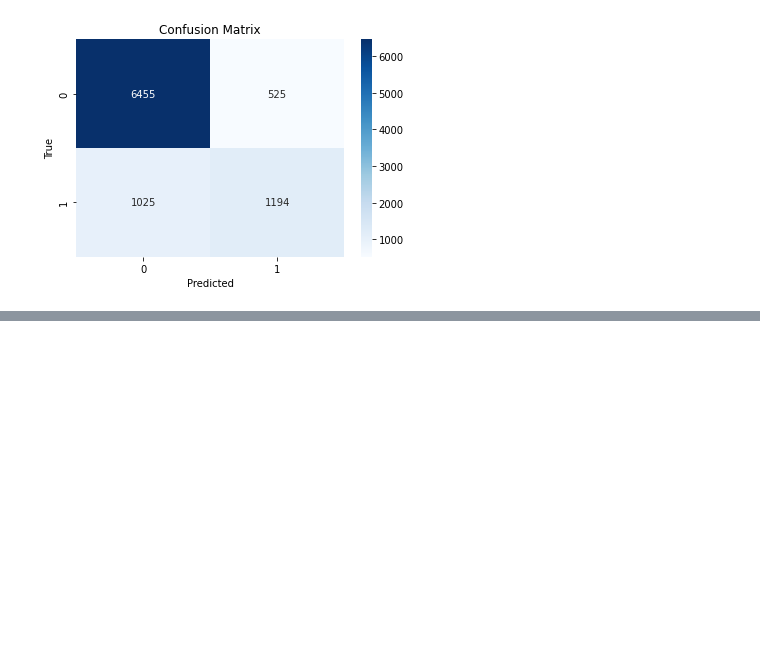
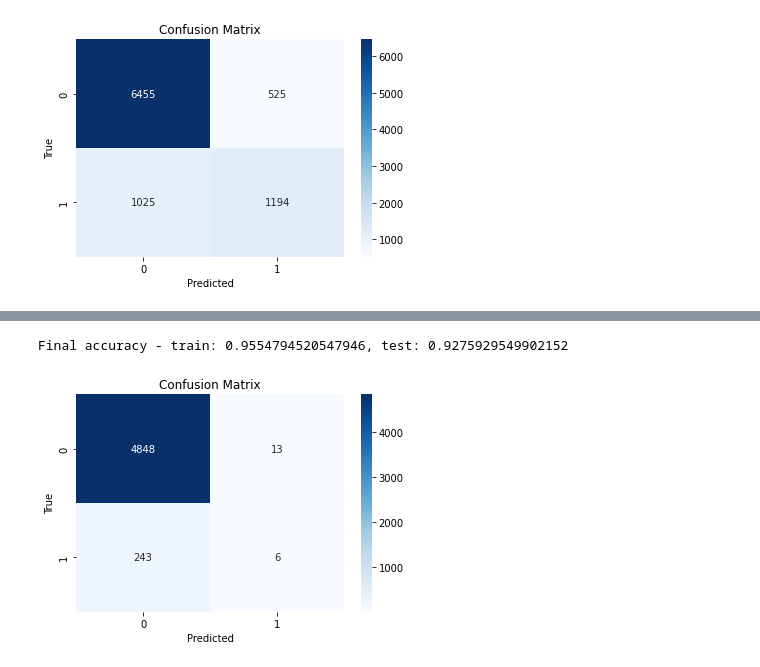
Before and after one commit to avramstefan/DS-Salary-AVC, a Jupyter notebook: main.ipynb, the cells around one changed output, grey strips where cells are left out. Drawn from its saved outputs; the diff is of its cells as text; code cells hidden in the pictures; blank space fills up the shorter version.

Commit message:
AVC logistic regression 0.92 accuracy

```diff
--- a/main.ipynb
+++ b/main.ipynb
@@ -782,0 +839,7 @@ plt.show()
+# %%
+standard_scaler = StandardScaler()
+
+for feature in features["numerical"]["attributes"] + features["ordinal"]["attributes"]:
+    avc_df[feature] = standard_scaler.fit_transform(avc_df[feature].values.reshape(-1, 1))
+    avc_train_df[feature] = standard_scaler.fit_transform(avc_train_df[feature].values.reshape(-1, 1))
+    avc_test_df[feature] = standard_scaler.fit_transform(avc_test_df[feature].values.reshape(-1, 1))
@@ -936,0 +1051,17 @@ Scikit-learn final accuracy - train: 0.8320600083344909, test: 0.8315
+# %%
+# Add a column of ones to the input data
+avc_df = pd.concat([pd.Series(1, index=avc_df.index, name='00'), avc_df], axis=1)
+avc_train_df = pd.concat([pd.Series(1, index=avc_train_df.index, name='00'), avc_train_df], axis=1)
+avc_test_df = pd.concat([pd.Series(1, index=avc_test_df.index, name='00'), avc_test_df], axis=1)
+# %%
+# Separate the target feature from the rest of the dataset
+X = avc_df.drop(columns=['cerebrovascular_accident'])
+T = avc_df['cerebrovascular_accident']
+
+X_train = avc_train_df.drop(columns=['cerebrovascular_accident'])
+T_train = avc_train_df['cerebrovascular_accident']
+
+X_test = avc_test_df.drop(columns=['cerebrovascular_accident'])
+T_test = avc_test_df['cerebrovascular_accident']
+
+avc_df
@@ -936,0 +1082,14 @@ Scikit-learn final accuracy - train: 0.8320600083344909, test: 0.8315
+# %%
+N_EPOCHS = 1000
+
+(N, D) = X.shape
+
+w, train_nll, test_nll, train_acc, test_acc = LogisticRegression.train_and_eval(X_train, T_train, X_test, T_test, N, D, lr=0.1, epochs_no=N_EPOCHS)
+
+Y = LogisticRegression.predict(X, w)
+
+print(f"Final accuracy - train: {train_acc[-1]}, test: {test_acc[-1]}")
+LogisticRegression.visualize_confusion_matrix(T.values, Y)
+# %% [output]
+Final accuracy - train: 0.9554794520547946, test: 0.9275929549902152
+[figure, added]
```
Also changed, not shown: parts of 17 cells of this notebook.
